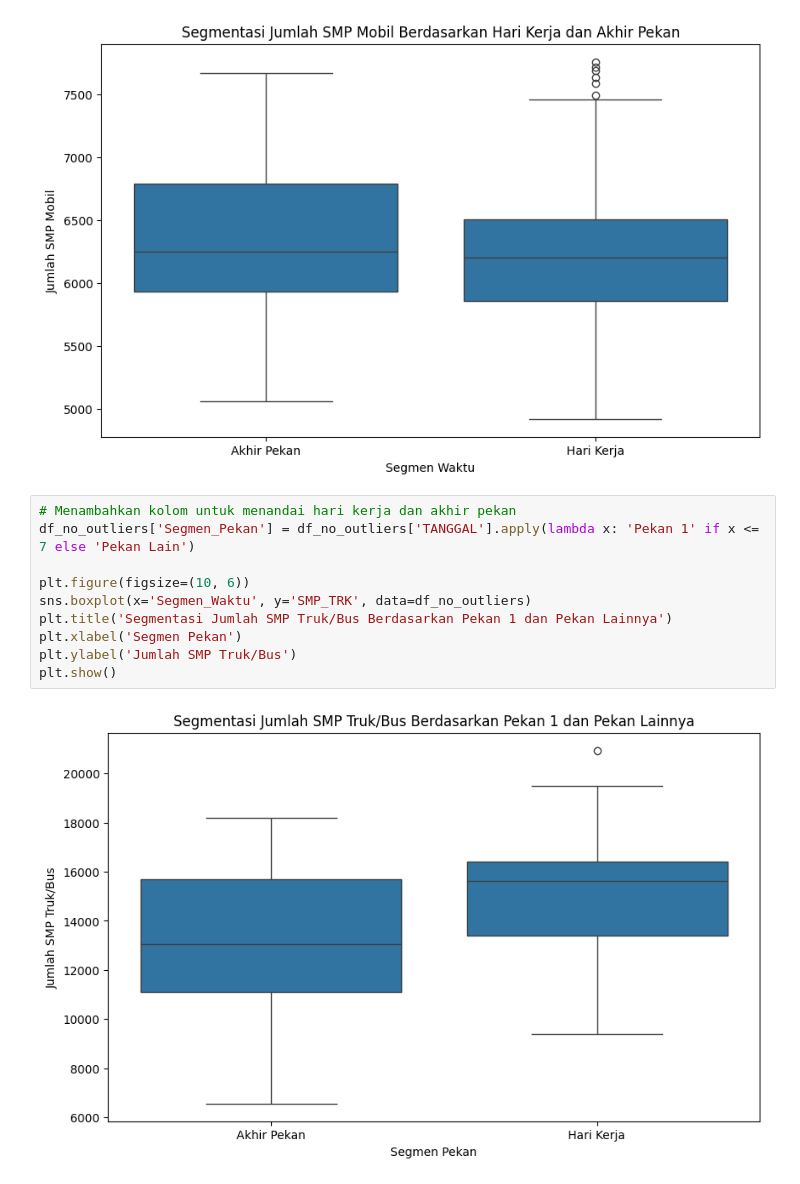
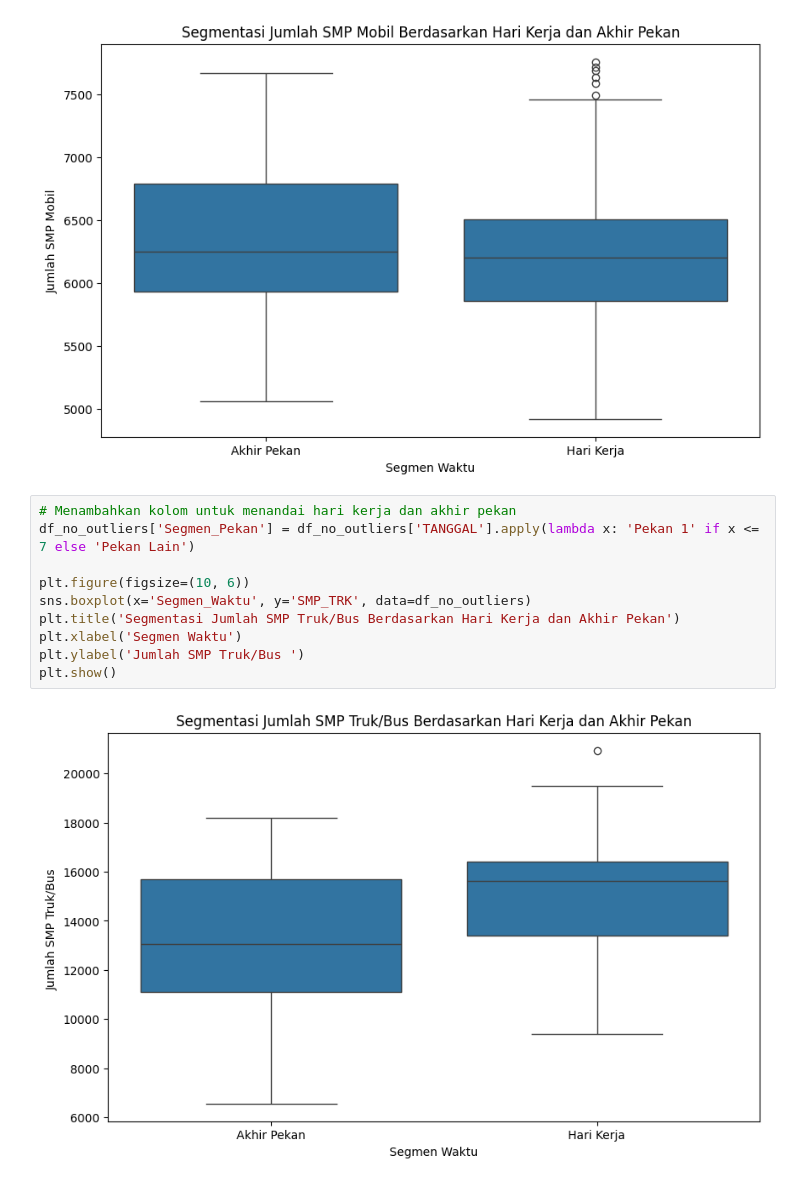
Before and after one commit to Onestringlab/LHRT_Balai, a Jupyter notebook: Kode/9_Analitik_Losarang_2022.ipynb, the cells around one changed output. Saved outputs shown, nothing was run; the diff lists cells and outputs as text.

```diff
--- a/Kode/9_Analitik_Losarang_2022.ipynb
+++ b/Kode/9_Analitik_Losarang_2022.ipynb
@@ -340,15 +340,15 @@ plt.ylabel('Jumlah SMP Mobil')
 plt.show()
 # %% [output]
 [figure]
-# %%
-# Menambahkan kolom untuk menandai hari kerja dan akhir pekan
-df_no_outliers['Segmen_Pekan'] = df_no_outliers['TANGGAL'].apply(lambda x: 'Pekan 1' if x <= 7 else 'Pekan Lain')
-
-plt.figure(figsize=(10, 6))
-sns.boxplot(x='Segmen_Waktu', y='SMP_TRK', data=df_no_outliers)
-plt.title('Segmentasi Jumlah SMP Truk/Bus Berdasarkan Pekan 1 dan Pekan Lainnya')
-plt.xlabel('Segmen Pekan')
-plt.ylabel('Jumlah SMP Truk/Bus')
-plt.show()
-# %% [output]
-[figure, removed]
+# %%
+# Menambahkan kolom untuk menandai hari kerja dan akhir pekan
+df_no_outliers['Segmen_Pekan'] = df_no_outliers['TANGGAL'].apply(lambda x: 'Pekan 1' if x <= 7 else 'Pekan Lain')
+
+plt.figure(figsize=(10, 6))
+sns.boxplot(x='Segmen_Waktu', y='SMP_TRK', data=df_no_outliers)
+plt.title('Segmentasi Jumlah SMP Truk/Bus Berdasarkan Hari Kerja dan Akhir Pekan')
+plt.xlabel('Segmen Waktu')
+plt.ylabel('Jumlah SMP Truk/Bus ')
+plt.show()
+# %% [output]
+[figure, added]
```
Also changed, not shown: parts of 6 cells of this notebook.
